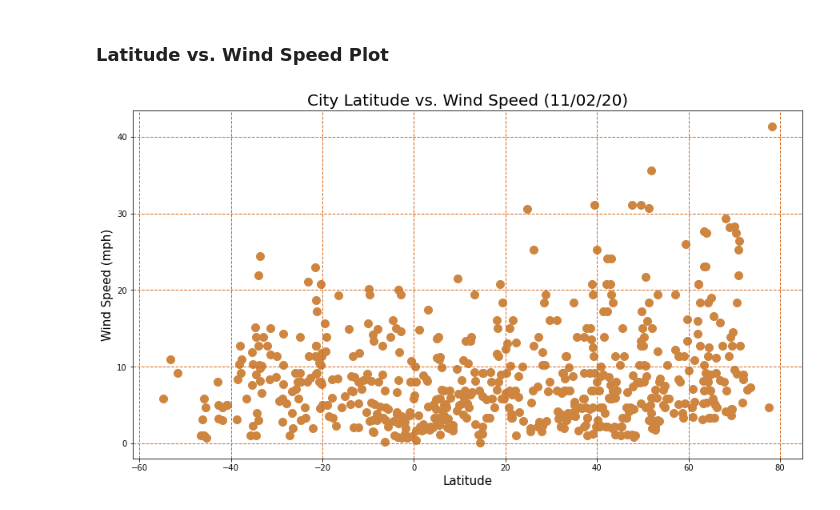
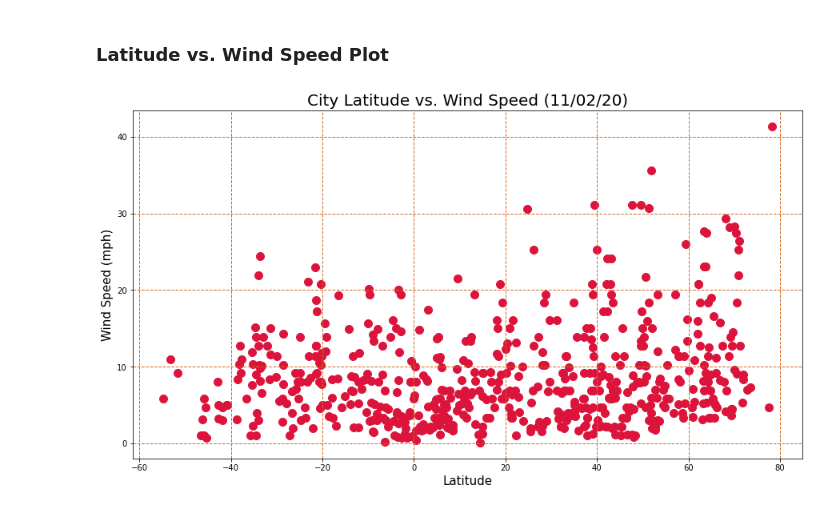
Before and after one commit to JimKTran/UofT-BCS-Python-API-Challenge, a Jupyter notebook: WeatherPy/WeatherPy_Final.ipynb, the cells around one changed output. Drawn from its saved outputs; the diff is of its cells as text; code cells hidden in the pictures.

```diff
--- a/WeatherPy/WeatherPy_Final.ipynb
+++ b/WeatherPy/WeatherPy_Final.ipynb
@@ -220,11 +220,11 @@ plt.show()
 ### Latitude vs. Wind Speed Plot
 # %%
 plt.figure(figsize=(15,8))
-plt.scatter(city_weather_df['Latitude'], city_weather_df['Wind Speed'], s=100, c='peru')
+plt.scatter(city_weather_df['Latitude'], city_weather_df['Wind Speed'], s=100, c='crimson')
 plt.title(f'City Latitude vs. Wind Speed ({todayDate})',fontsize =20)
 plt.xlabel('Latitude',fontsize =15)
 plt.ylabel('Wind Speed (mph)',fontsize =15)
 plt.grid(color='chocolate', linestyle='--', linewidth=1)
 plt.show()
 # %% [output]
-[figure, old version]
+[figure, new version]
```
